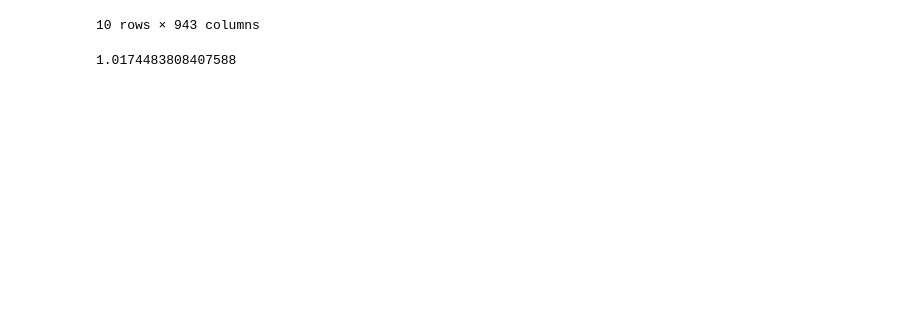
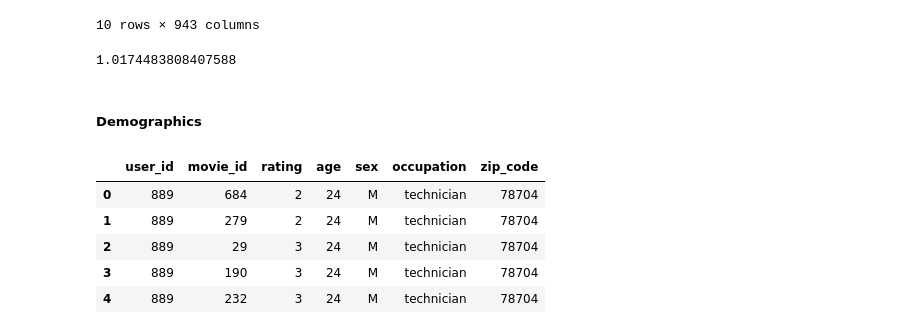
Before and after one commit to YAHYA-H/XRecomendationEngine, a Jupyter notebook: CollaborativeFilter/collaborativeFilteringFramework.ipynb, the cells around one changed output. Cells and saved outputs as stored; diff of their text form; code cells hidden in the pictures; blank space fills up the shorter version.

Commit message:
build a gender demographic filter

```diff
--- a/CollaborativeFilter/collaborativeFilteringFramework.ipynb
+++ b/CollaborativeFilter/collaborativeFilteringFramework.ipynb
@@ -218,3 +218,17 @@ def cf_user_wmean(user_id, movie_id):
 score(cf_user_wmean)
 # %% [output]
 1.0174483808407588
+# %% [markdown]
+##### Demographics
+# %%
+# Merge the original users dataframe with the training set
+merged_df = pd.merge(x_train, users)
+
+merged_df.head()
+# %% [output]
+|  | user_id | movie_id | rating | age | sex | occupation | zip_code |
+| 0 | 889 | 684 | 2 | 24 | M | technician | 78704 |
+| 1 | 889 | 279 | 2 | 24 | M | technician | 78704 |
+| 2 | 889 | 29 | 3 | 24 | M | technician | 78704 |
+| 3 | 889 | 190 | 3 | 24 | M | technician | 78704 |
+| 4 | 889 | 232 | 3 | 24 | M | technician | 78704 |
```
Also changed, not shown: parts of 3 cells of this notebook.
